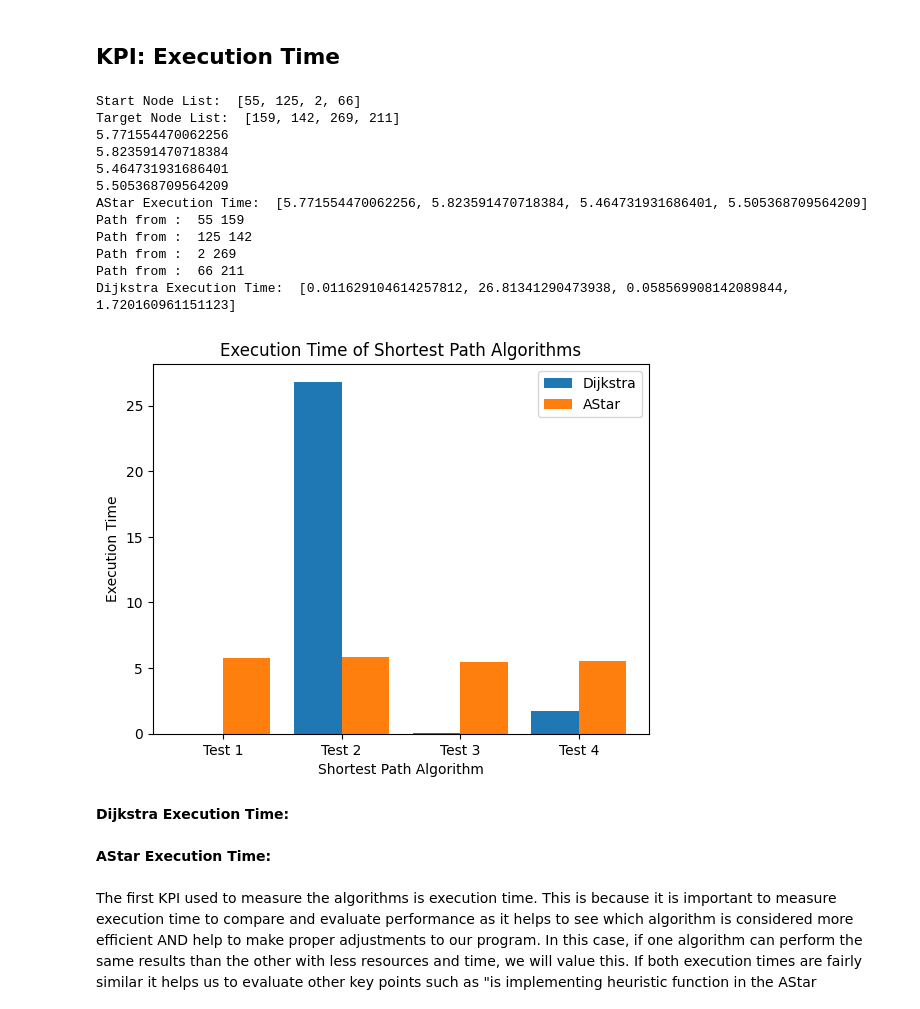
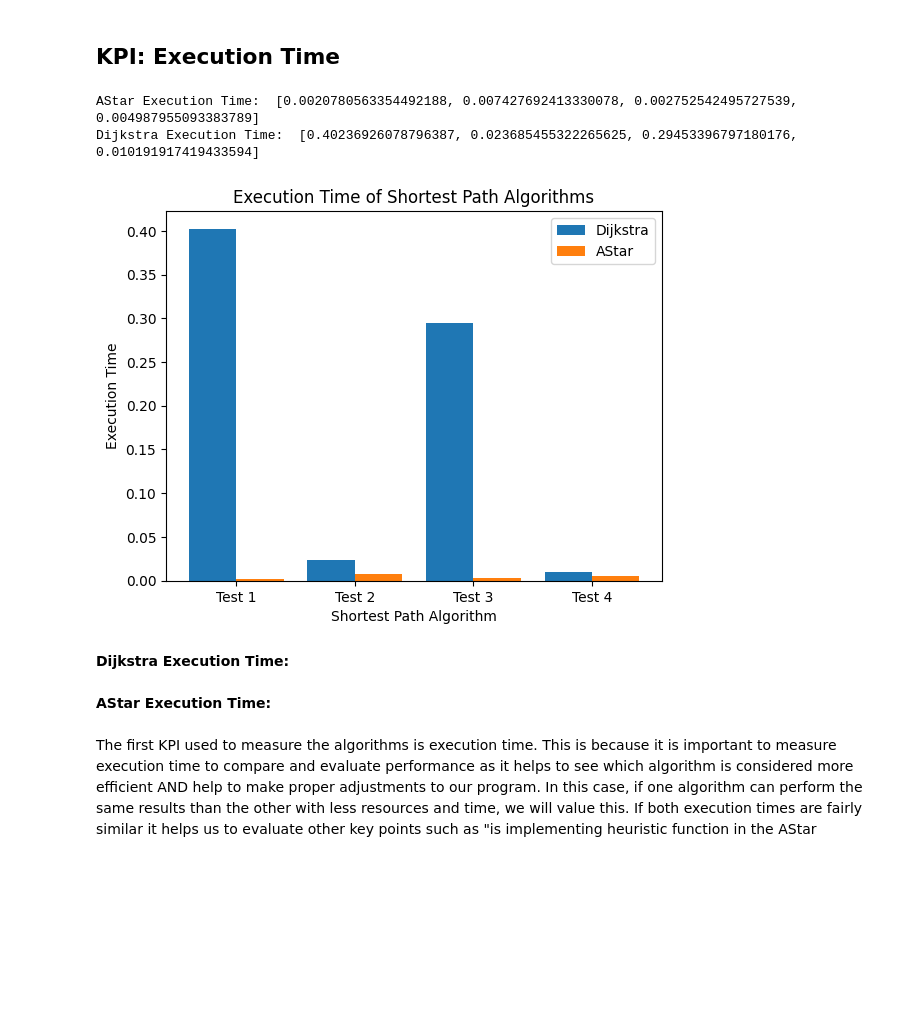
Before and after one commit to JenniferYe25/subway-transit-library, a Jupyter notebook: graph_lab.ipynb, the cells around one changed output. Saved outputs shown, nothing was run; the diff lists cells and outputs as text; code cells hidden in the pictures; blank space fills up the shorter version.

```diff
--- a/graph_lab.ipynb
+++ b/graph_lab.ipynb
@@ -157,50 +154,40 @@ for i in range(0,4):
     target_node = end_list[i]
     graph = (GraphBuilder('_dataset/london.connections.csv',['station1','station2','time'],WeightedEdge,'undirected'))
     start = time.time()
-    A_Algo = AStar(graph,267,124,'_dataset/london.stations.csv',['id'],Station,'latitude','longitude')
-    distances,parent = A_Algo.run()
+    A_Algo = AStar(graph,start_node,target_node,'_dataset/london.stations.csv',['id'],Station,'latitude','longitude')
+    distances,parent,count = A_Algo.run()
     end = time.time()
     AStarExecutionTime.append(end - start)
 print("AStar Execution Time: ", AStarExecutionTime)
 
 DijkstraExecutionTime= []
 for i in range(0,4):
     start_node = start_list[i]
     target_node = end_list[i]
     start = time.time()
     Algo=Dijkstra(graph, start_node,target_node)
     Algo.run()
     end = time.time()
     DijkstraExecutionTime.append(end - start)
 print("Dijkstra Execution Time: " , DijkstraExecutionTime)
 
 X = ["Test 1" , "Test 2", "Test 3", "Test 4"]
 X_axis = np.arange(len(X))
 
 plt.bar(X_axis -0.2,DijkstraExecutionTime, 0.4, label = 'Dijkstra')
 plt.bar(X_axis + 0.2, AStarExecutionTime, 0.4, label = 'AStar')
 
 plt.xticks(X_axis, X)
 # plt.yticks(np.arange(0, 6, 0.02), label=" ")
 plt.xlabel("Shortest Path Algorithm")
 plt.ylabel("Execution Time")
 plt.title("Execution Time of Shortest Path Algorithms")
 plt.legend()
 plt.show()
 # %% [output]
-Start Node List:  [55, 125, 2, 66]
-Target Node List:  [159, 142, 269, 211]
-5.771554470062256
-5.823591470718384
-5.464731931686401
-5.505368709564209
-AStar Execution Time:  [5.771554470062256, 5.823591470718384, 5.464731931686401, 5.505368709564209]
-Path from :  55 159
-Path from :  125 142
-Path from :  2 269
-Path from :  66 211
-Dijkstra Execution Time:  [0.011629104614257812, 26.81341290473938, 0.058569908142089844, 1.720160961151123]
+AStar Execution Time:  [0.0020780563354492188, 0.007427692413330078, 0.002752542495727539, 0.004987955093383789]
+Dijkstra Execution Time:  [0.40236926078796387, 0.023685455322265625, 0.29453396797180176, 0.010191917419433594]
-[figure, old version]
+[figure, new version]
 # %% [markdown]
 
 **Dijkstra Execution Time:** <br>
```
Also changed, not shown: parts of 2 cells of this notebook.
